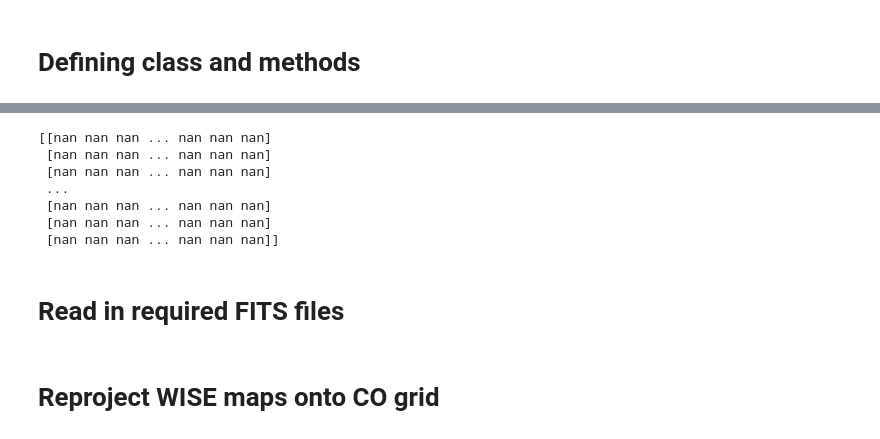
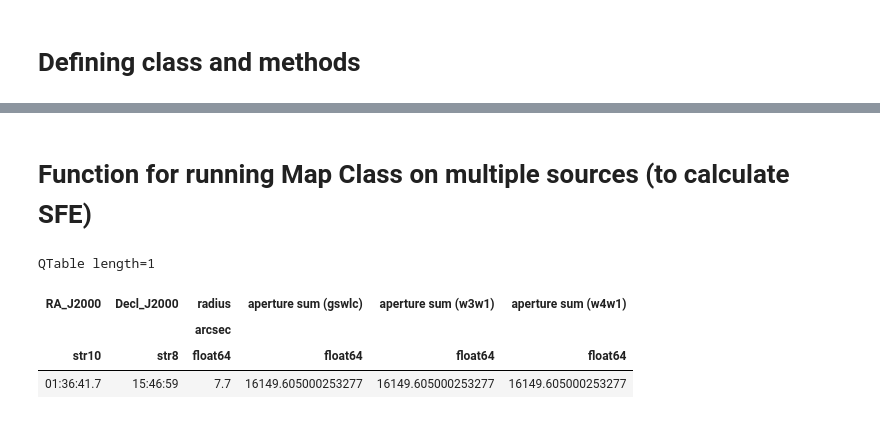
Before and after one commit to annadignan/co_to_h2, a Jupyter notebook: work.ipynb, the cells around one changed output, grey strips where cells are left out. Cells and saved outputs as stored; diff of their text form; code cells hidden in the pictures.

Commit message:
Finishing generalized function
Finished writing function to run Class and methods on multiple sources

```diff
--- a/work.ipynb
+++ b/work.ipynb
@@ -39,3 +35,12 @@ targets=['ngc0628', 'ngc1097', 'ngc3351', 'ngc3521', 'ngc3621', 'ngc3627',
 
 props_filt=props_tab[np.isin(props_tab['name'], targets)]
 # props_filt
+# %%
+ngc0628_sfr=props_filt['props_sfr'][0]
+ngc0628_mstar=props_filt['props_mstar'][0]
+ngc0628_inc=props_filt['orient_incl'][0]
+ngc0628_pa=props_filt['orient_posang'][0]
+ngc0628_dist=props_filt['dist'][0]
+ngc0628_reff=props_filt['size_reff'][0]
+
+print(ngc0628_reff)
@@ -754,14 +664,2 @@ $3949968.4 \; \mathrm{M_{\odot}}$
-# %%
-print((co_map.data))
-# %% [output]
-[[nan nan nan ... nan nan nan]
- [nan nan nan ... nan nan nan]
- [nan nan nan ... nan nan nan]
- ...
- [nan nan nan ... nan nan nan]
- [nan nan nan ... nan nan nan]
- [nan nan nan ... nan nan nan]]
-# %% [markdown]
-# Read in required FITS files
-# %% [markdown]
-# Reproject WISE maps onto CO grid
+# %% [markdown]
+# Function for running Map Class on multiple sources (to calculate SFE)
@@ -767,0 +758,27 @@ print((co_map.data))
+# %%
+test_tab=calc_m_mol(w1_7p5, w1_15, w3_7p5, w4_15, co,
+               gal_sfr=ngc0628_sfr, gal_mstar=ngc0628_mstar, inc=ngc0628_inc,
+               pa=ngc0628_pa,dist=ngc0628_dist, mstar=ngc0628_mstar,
+               r_eff=ngc0628_reff)
+
+test_tab
+
+methods=['gswlc','w3w1', 'w4w1']
+
+for i, m in enumerate(methods):
+
+    phot=photometry(data=test_tab[f'm_mol_{m}'], ras_in=['01:36:41.7'], decs_in=['15:46:59'], radius= [7.7*u.arcsec], wcs_file=co, deg=False, method=m)
+
+    if i == 0:
+        phot_tab_final = phot.copy()
+        phot_tab_final.keep_columns(['RA_J2000', 'Decl_J2000', 'radius'])
+
+    phot_tab_final[f'aperture sum ({m})']=phot[f'aperture sum ({m})']
+
+phot_tab_final
+# %% [output]
+QTable length=1
+| RA_J2000 | Decl_J2000 | radius | aperture sum (gswlc) | aperture sum (w3w1) | aperture sum (w4w1) |
+|  |  | arcsec |  |  |  |
+| str10 | str8 | float64 | float64 | float64 | float64 |
+| 01:36:41.7 | 15:46:59 | 7.7 | 16149.605000253277 | 16149.605000253277 | 16149.605000253277 |
```
Also changed, not shown: parts of 11 cells of this notebook.
